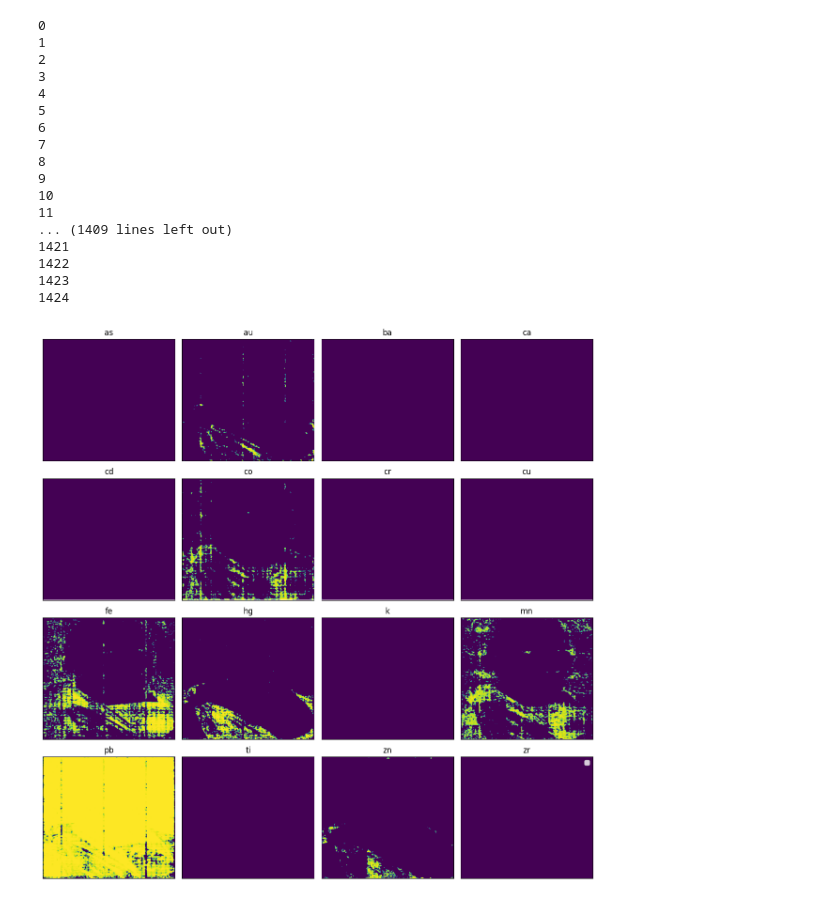
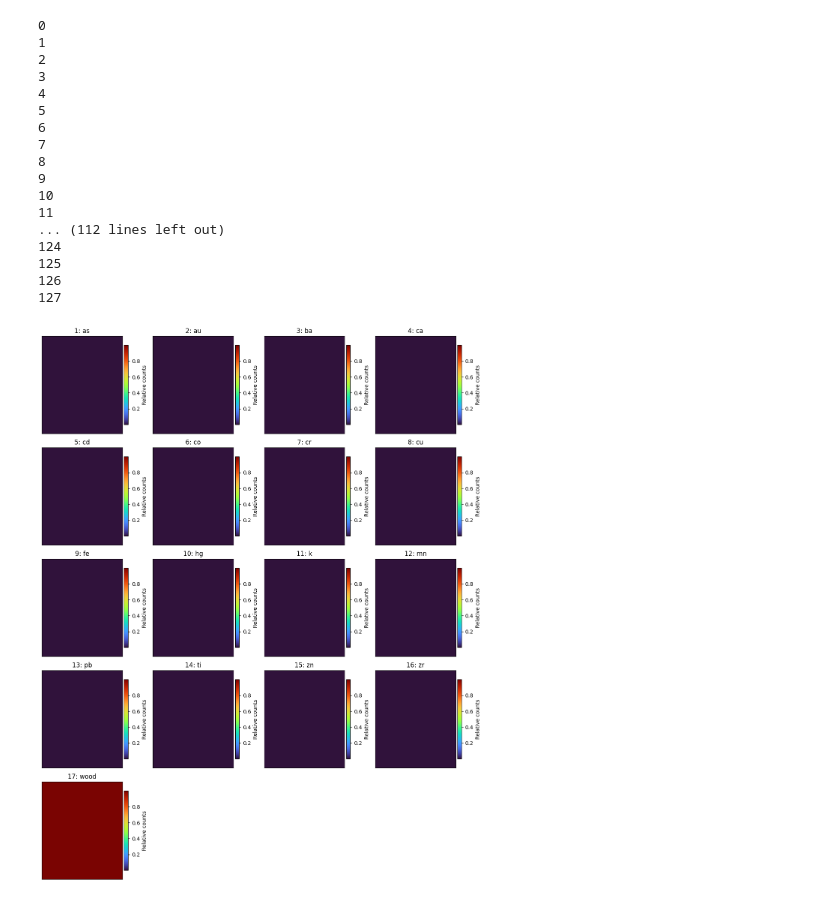
Before and after one commit to erzar0/masters-thesis, a Jupyter notebook: 6_evaluate.ipynb, the cells around one changed output. Saved outputs shown, nothing was run; the diff lists cells and outputs as text; code cells hidden in the pictures.

```diff
--- a/6_evaluate.ipynb
+++ b/6_evaluate.ipynb
@@ -106,7 +110,8 @@ def downsample_average(image, factor=32):
 # %%
 import math
 from skimage.filters import gaussian
-e_xy = gaussian(object["e_xy"], sigma=2)
+# e_xy = gaussian(object["e_xy"], sigma=2)
+e_xy = object["e_xy"]
 H, W, C = e_xy.shape
 e_xy = e_xy.reshape(-1, C)
 batch_size = 128
@@ -136,11 +141,11 @@ e_xy = e_xy.reshape(H, W, C)
 9
 10
 11
-... (1409 lines left out)
-1421
-1422
-1423
-1424
+... (112 lines left out)
+124
+125
+126
+127
 # %%
 import torch
 import numpy as np
@@ -148,41 +153,66 @@ import matplotlib.pyplot as plt
 import matplotlib.colors as mcolors
 from skimage.filters import median, gaussian
 from skimage.morphology import disk
 
-# Move tensor to CPU and detach
+k = 5
+
 outputs = outputs.cpu().detach()
 
-result =  torch.tensor(outputs)
-result[result < 0.8] = 0
+result = torch.tensor(outputs)
 depth = result.shape[2]
+
+
+denominator = result[:, :, -1].unsqueeze(-1) + 1e-8
+normalized_result = result / denominator
+
+normalized_np = normalized_result.cpu().numpy()
+
+vmin = np.percentile(normalized_np, 1)
+vmax = np.percentile(normalized_np, 99)
+
+topk_indices = torch.topk(normalized_result, k=k, dim=-1, largest=True).indices
+topk_indices_np = topk_indices.cpu().numpy()
+
 
 n_cols = 4
 n_rows = depth // n_cols
 if depth % n_cols != 0:
     n_rows += 1
 
 fig, axes = plt.subplots(n_rows, n_cols, figsize=(n_cols * 3, n_rows * 3))
 axes = axes.flatten()
 
 for i in range(depth):
-    slice_2d = result[:, :, i].cpu().numpy()
-
     ax = axes[i]
 
-    # im = ax.imshow(slice_2d, cmap='viridis', aspect='auto')
-    im = ax.imshow(median(slice_2d, disk(2)), cmap='viridis', aspect='auto')
-    # im = ax.imshow(gaussian(slice_2d, sigma=10), cmap='viridis', aspect='auto')
+    current_slice_np = normalized_np[:, :, i]
 
-    ax.set_title(label=Elements.NUM2SYMBOL[i])
+    mask_np = np.any(topk_indices_np == i, axis=-1)
+
+    masked_slice_np = np.where(mask_np, current_slice_np, 0.0)
+
+    filtered_slice = median(masked_slice_np, disk(2))
+
+
+    im = ax.imshow(masked_slice_np, cmap='turbo', aspect='auto', vmin=vmin, vmax=vmax)
+
+    cbar = plt.colorbar(im, ax=ax, pad=0.02, fraction=0.046)
+    cbar.set_label("Relative counts")
+
+    try:
+        ax.set_title(label=f'{i+1}: {Elements.NUM2SYMBOL[i]}' if i < len(Elements.NUM2SYMBOL) else f'{i+1}: wood')
+    except NameError:
+         ax.set_title(label=f'Slice {i+1}')
+
 
     ax.set_xticks([])
     ax.set_yticks([])
 
 for j in range(depth, len(axes)):
     fig.delaxes(axes[j])
 
-plt.legend()
 plt.tight_layout()
+
 plt.show()
 # %% [output]
-[figure, old version]
+[figure, new version]
```
Also changed, not shown: parts of 2 cells of this notebook, 10 other files.
